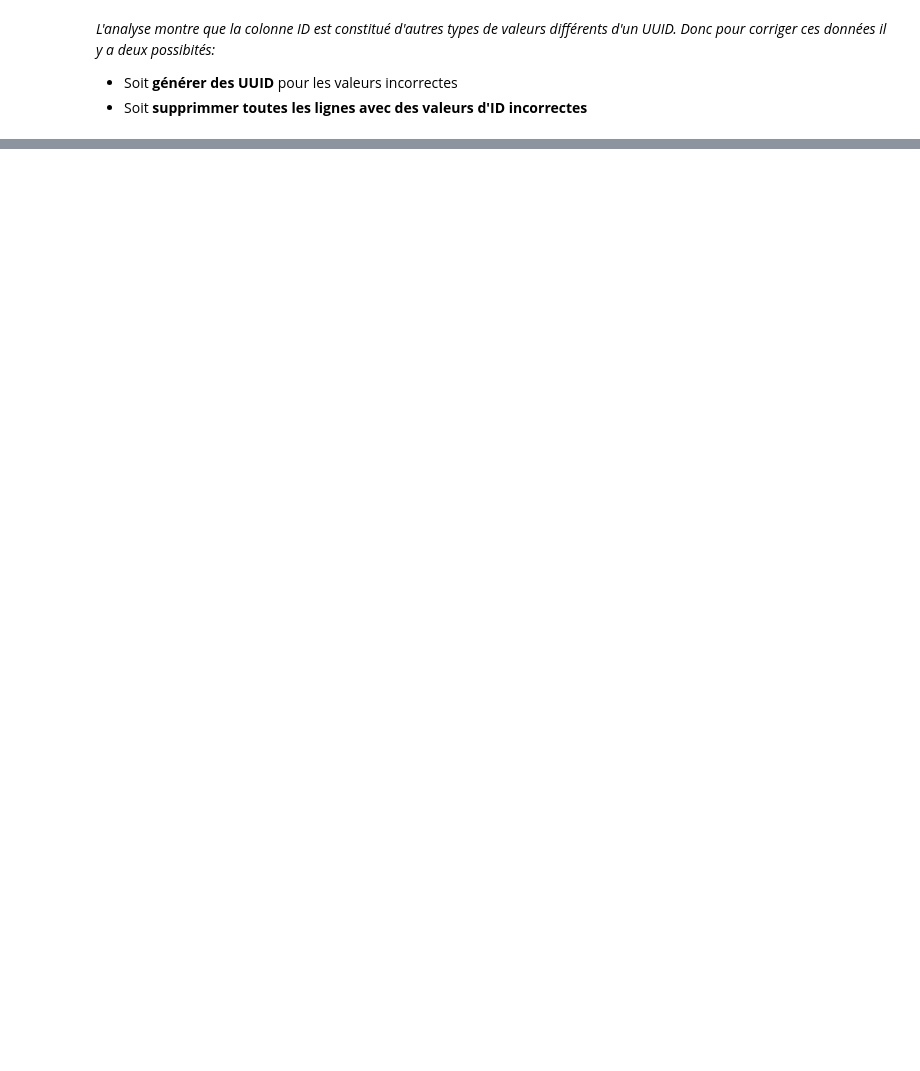
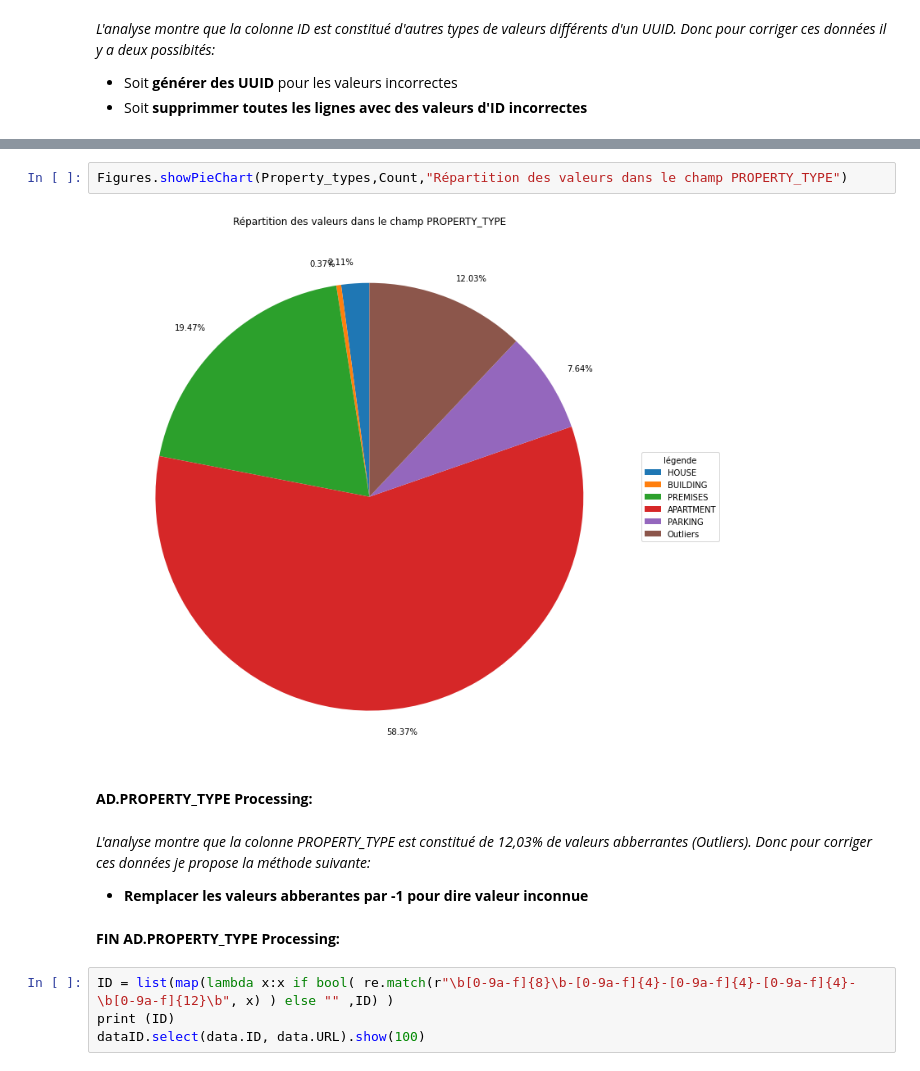
Before and after one commit to secouba/testsKapernikov, a Jupyter notebook: testsKapernikov.ipynb, the cells around one changed output, grey strips where cells are left out. Cells and saved outputs as stored; diff of their text form; blank space fills up the shorter version.

```diff
--- a/testsKapernikov.ipynb
+++ b/testsKapernikov.ipynb
@@ -255,0 +478,15 @@ dataID.select(data.ID, data.URL).show(100)
+# %%
+Figures.showPieChart(Property_types,Count,"Répartition des valeurs dans le champ PROPERTY_TYPE")
+# %% [output]
+[figure, added]
+# %% [markdown]
+**AD.PROPERTY_TYPE Processing:**
+# %% [markdown]
+*L'analyse montre que la colonne PROPERTY_TYPE est constitué de 12,03% de valeurs abberrantes (Outliers). Donc pour corriger ces données je propose la méthode suivante:*
+- **Remplacer les valeurs abberantes par -1 pour dire valeur inconnue**
+# %% [markdown]
+**FIN AD.PROPERTY_TYPE Processing:**
+# %%
+ID = list(map(lambda x:x if bool( re.match(r"\b[0-9a-f]{8}\b-[0-9a-f]{4}-[0-9a-f]{4}-[0-9a-f]{4}-\b[0-9a-f]{12}\b", x) ) else "" ,ID) )
+print (ID)
+dataID.select(data.ID, data.URL).show(100)
```
Also changed, not shown: parts of 45 cells of this notebook.
